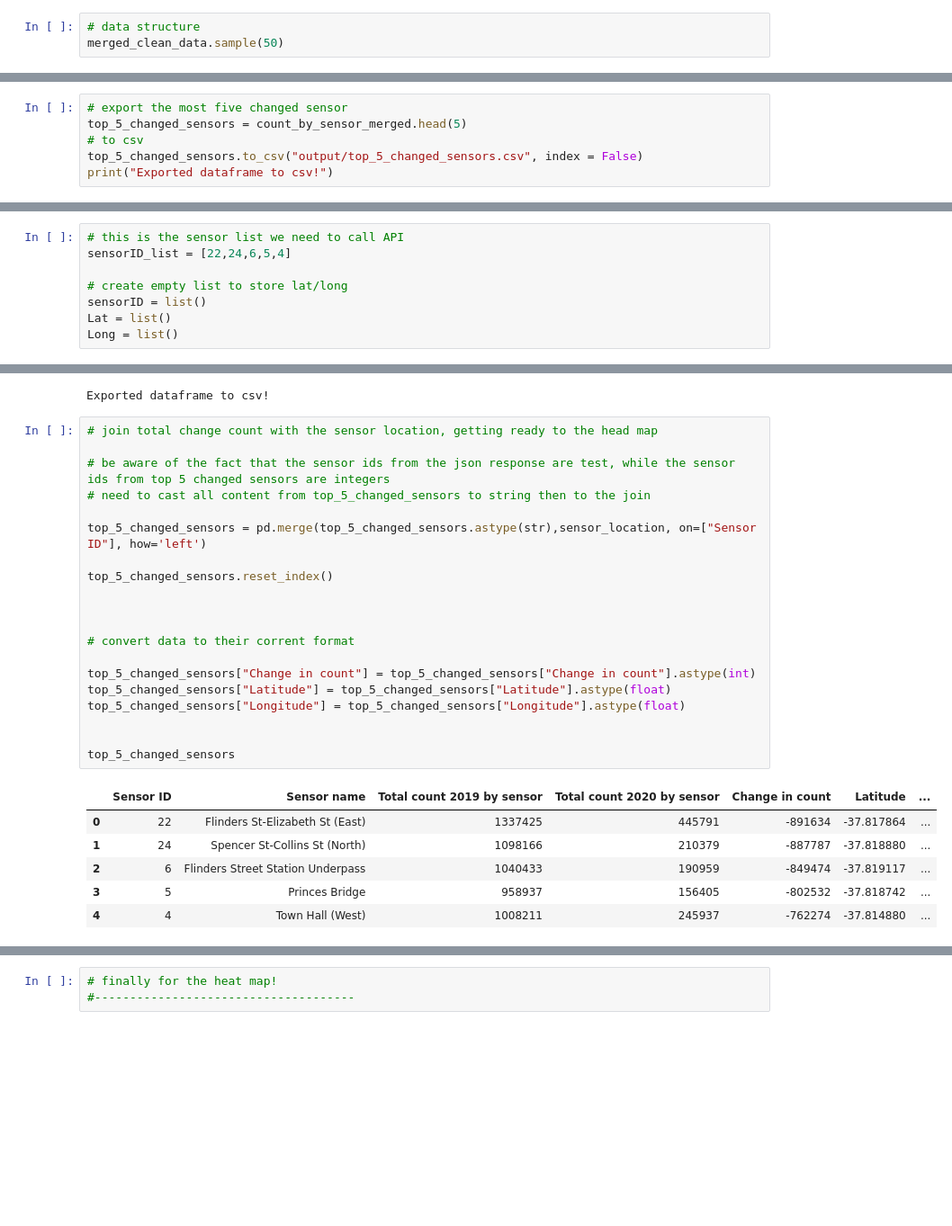
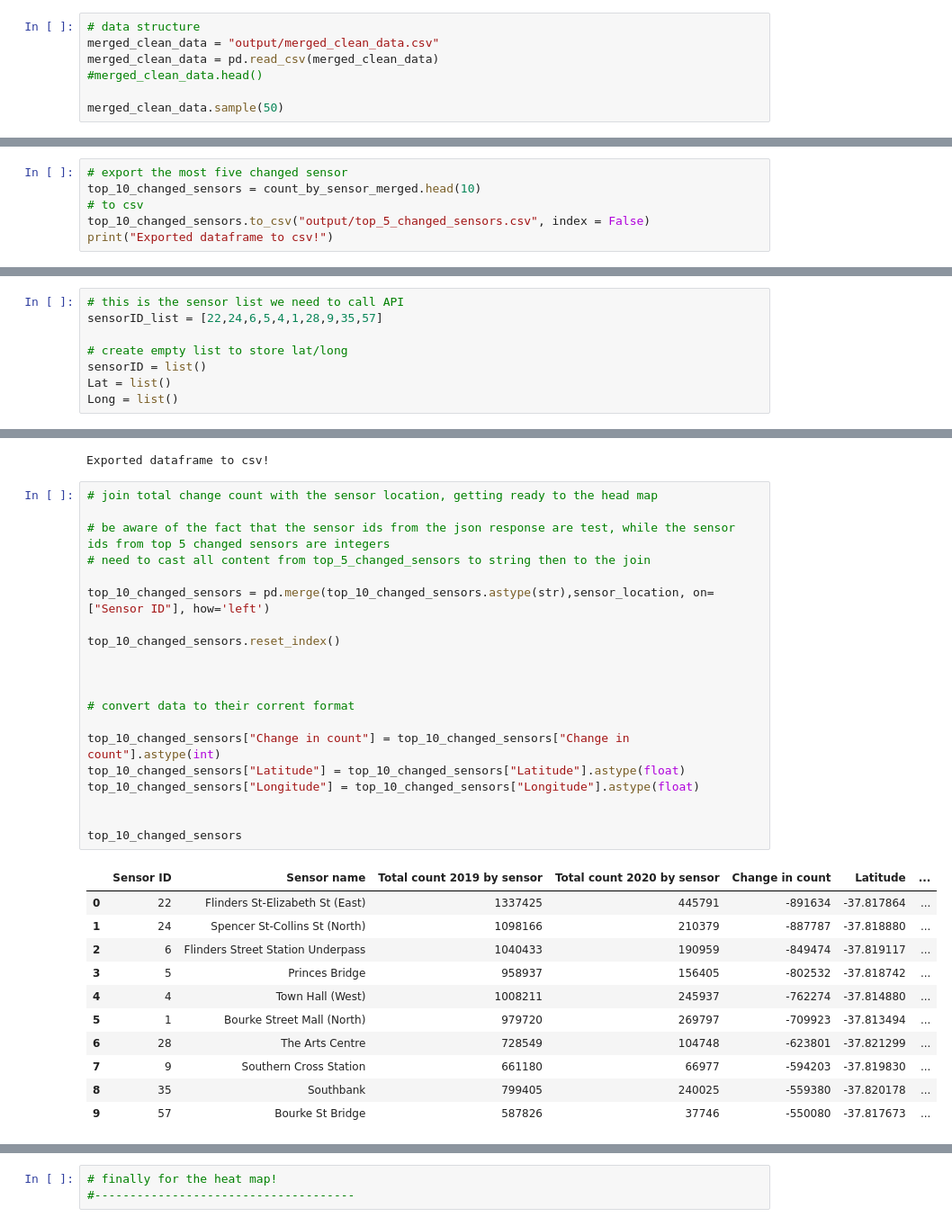
Before and after one commit to katshamai/Purple-Cats, a Jupyter notebook: Project_Ruo.ipynb, the cells around one changed output, grey strips where cells are left out. Shown at 90% size. Saved outputs shown, nothing was run; the diff lists cells and outputs as text; blank space fills up the shorter version.

Commit message:
top ten sensor added

```diff
--- a/Project_Ruo.ipynb
+++ b/Project_Ruo.ipynb
@@ -682,6 +682,10 @@ plt.xticks(rotation=0)
 # To start with, don't worry about Lat/Long ntil we have the final statistic table
 # %%
 # data structure
+merged_clean_data = "output/merged_clean_data.csv"
+merged_clean_data = pd.read_csv(merged_clean_data)
+#merged_clean_data.head()
+
 merged_clean_data.sample(50)
 # %% [output]
 |  | Sensor ID | Date | Time | Hourly counts (2019) | Hourly counts (2020) | Day (2019) | Day (2020) | ... |
@@ -799,8 +806,8 @@ count_by_sensor_merged.head()
 # %%
 # export the most five changed sensor
-top_5_changed_sensors = count_by_sensor_merged.head(5)
+top_10_changed_sensors = count_by_sensor_merged.head(10)
 # to csv
-top_5_changed_sensors.to_csv("output/top_5_changed_sensors.csv", index = False)
+top_10_changed_sensors.to_csv("output/top_5_changed_sensors.csv", index = False)
 print("Exported dataframe to csv!")
 # %% [output]
 Exported dataframe to csv!
@@ -836,7 +857,7 @@ test_sensor_response
    'human_address': '{"address": "", "city": "", "state": "", "zip": ""}'}}]
 # %%
 # this is the sensor list we need to call API
-sensorID_list = [22,24,6,5,4]
+sensorID_list = [22,24,6,5,4,1,28,9,35,57]
 
 # create empty list to store lat/long
 sensorID = list()
@@ -892,29 +923,34 @@ Exported dataframe to csv!
 # %%
 # join total change count with the sensor location, getting ready to the head map
 
 # be aware of the fact that the sensor ids from the json response are test, while the sensor ids from top 5 changed sensors are integers
 # need to cast all content from top_5_changed_sensors to string then to the join
 
-top_5_changed_sensors = pd.merge(top_5_changed_sensors.astype(str),sensor_location, on=["Sensor ID"], how='left')
+top_10_changed_sensors = pd.merge(top_10_changed_sensors.astype(str),sensor_location, on=["Sensor ID"], how='left')
 
-top_5_changed_sensors.reset_index()
+top_10_changed_sensors.reset_index()
 
 
 
 # convert data to their corrent format
 
-top_5_changed_sensors["Change in count"] = top_5_changed_sensors["Change in count"].astype(int)
-top_5_changed_sensors["Latitude"] = top_5_changed_sensors["Latitude"].astype(float)
-top_5_changed_sensors["Longitude"] = top_5_changed_sensors["Longitude"].astype(float)
+top_10_changed_sensors["Change in count"] = top_10_changed_sensors["Change in count"].astype(int)
+top_10_changed_sensors["Latitude"] = top_10_changed_sensors["Latitude"].astype(float)
+top_10_changed_sensors["Longitude"] = top_10_changed_sensors["Longitude"].astype(float)
 
 
-top_5_changed_sensors
+top_10_changed_sensors
 # %% [output]
 |  | Sensor ID | Sensor name | Total count 2019 by sensor | Total count 2020 by sensor | Change in count | Latitude | ... |
 | 0 | 22 | Flinders St-Elizabeth St (East) | 1337425 | 445791 | -891634 | -37.817864 | ... |
 | 1 | 24 | Spencer St-Collins St (North) | 1098166 | 210379 | -887787 | -37.818880 | ... |
 | 2 | 6 | Flinders Street Station Underpass | 1040433 | 190959 | -849474 | -37.819117 | ... |
 | 3 | 5 | Princes Bridge | 958937 | 156405 | -802532 | -37.818742 | ... |
 | 4 | 4 | Town Hall (West) | 1008211 | 245937 | -762274 | -37.814880 | ... |
+| 5 | 1 | Bourke Street Mall (North) | 979720 | 269797 | -709923 | -37.813494 | ... |
+| 6 | 28 | The Arts Centre | 728549 | 104748 | -623801 | -37.821299 | ... |
+| 7 | 9 | Southern Cross Station | 661180 | 66977 | -594203 | -37.819830 | ... |
+| 8 | 35 | Southbank | 799405 | 240025 | -559380 | -37.820178 | ... |
+| 9 | 57 | Bourke St Bridge | 587826 | 37746 | -550080 | -37.817673 | ... |
 # %%
 # to csv
```
Also changed, not shown: parts of 10 cells of this notebook, 6 other files.
